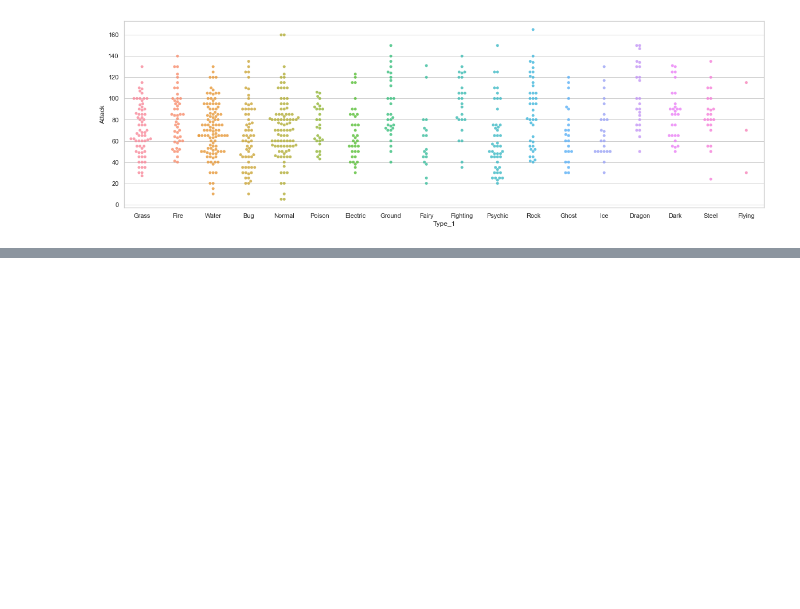
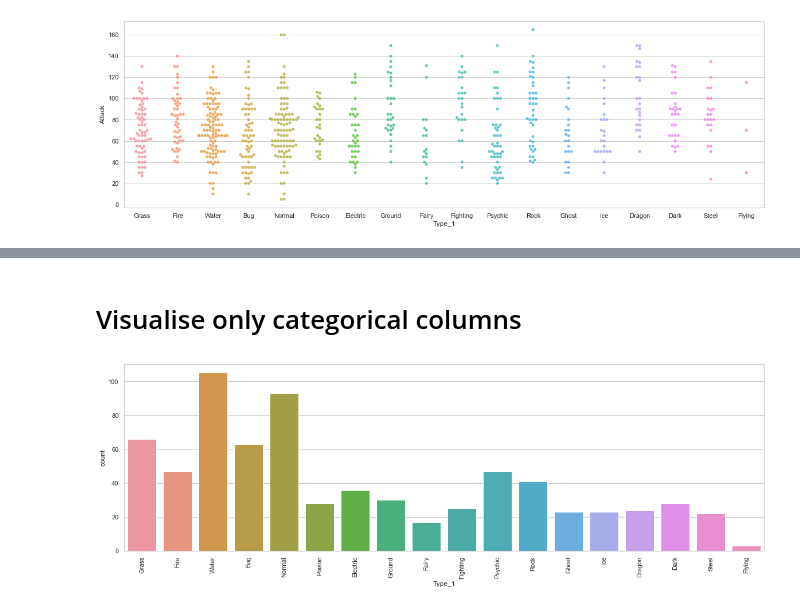
Before and after one commit to Letstry2code/Python-Basic, a Jupyter notebook: Data analysis/data_analysis2.ipynb, the cells around one changed output, grey strips where cells are left out. Saved outputs shown, nothing was run; the diff lists cells and outputs as text; code cells hidden in the pictures; blank space fills up the shorter version.

```diff
--- a/Data analysis/data_analysis2.ipynb
+++ b/Data analysis/data_analysis2.ipynb
@@ -74,0 +162,9 @@ sns.swarmplot(x='Type_1',y='Attack',data=df,alpha=0.8)
+# %% [markdown]
+# Visualise only categorical columns
+# %%
+plt.figure(figsize=(20,6))
+sns.countplot(x='Type_1',data=df)
+plt.xticks(rotation=90)
+plt.show()
+# %% [output]
+[figure, added]
```
Also changed, not shown: parts of 29 cells of this notebook.
